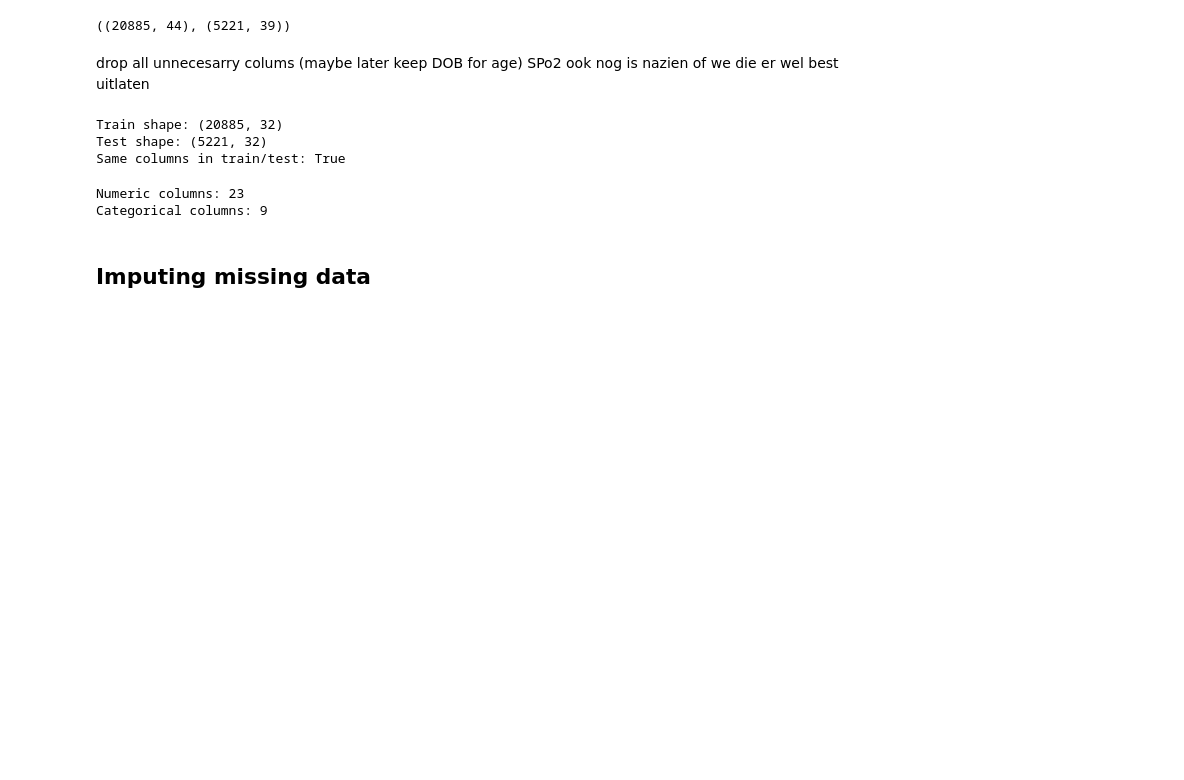
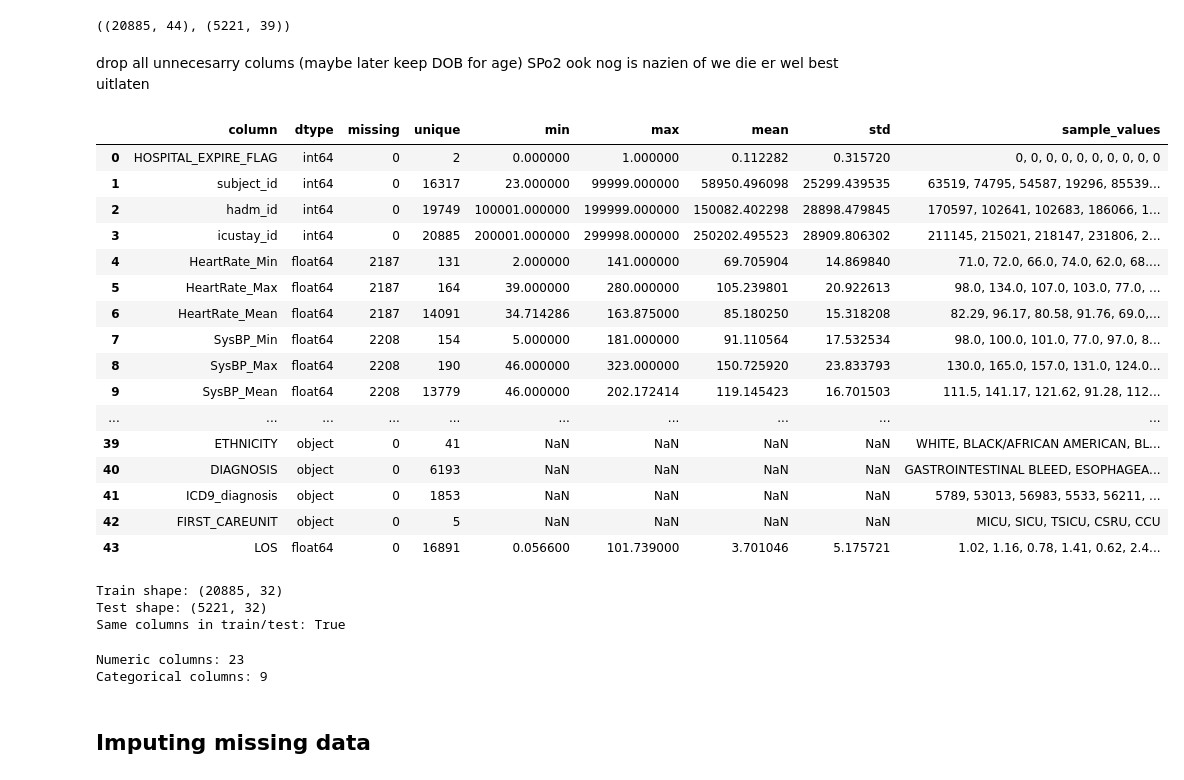
Before and after one commit to Corrie09/Classification-_HEF, a Jupyter notebook: BROL/notebooks/preprocessing.ipynb, the cells around one changed output. Cells and saved outputs as stored; diff of their text form; code cells hidden in the pictures; blank space fills up the shorter version.

```diff
--- a/BROL/notebooks/preprocessing.ipynb
+++ b/BROL/notebooks/preprocessing.ipynb
@@ -3,7 +3,7 @@ from pathlib import Path
 import pandas as pd
 import matplotlib.pyplot as plt
 
-data_path = Path("../data/")   # full path to the HEF folder
+data_path = Path("../../data/")   # full path to the HEF folder
 
 train_df = pd.read_csv(data_path / "mimic_train_HEF.csv", low_memory=False)
 test_df  = pd.read_csv(data_path / "mimic_test_HEF.csv",  low_memory=False)
@@ -14,6 +14,84 @@ train_df.shape, test_df.shape
 # %% [markdown]
 drop all unnecesarry colums (maybe later keep DOB for age)
 SPo2 ook nog is nazien of we die er wel best uitlaten
+# %%
+import pandas as pd
+import numpy as np
+
+
+def summarize_dataframe(df, max_samples=10):
+    summary = []
+
+    for col in df.columns:
+        dtype = df[col].dtype
+        series = df[col]
+
+        n_missing = series.isna().sum()
+        n_unique = series.nunique(dropna=True)
+
+        if np.issubdtype(dtype, np.number):
+            # Numeric summary
+            col_min = series.min()
+            col_max = series.max()
+            col_mean = series.mean()
+            col_std = series.std()
+
+            # Example numeric values (non-missing)
+            examples = series.dropna().sample(
+                min(max_samples, len(series.dropna())),
+                random_state=42
+            ).round(2).astype(str).tolist()
+
+            example_values = ", ".join(examples)
+
+        else:
+            # Categorical summary
+            col_min = col_max = col_mean = col_std = None
+
+            # Get sample categories WITHOUT missing values
+            unique_vals = (
+                series.dropna()
+                .unique()[:max_samples]
+            )  # already excludes NaN
+
+            example_values = ", ".join(map(str, unique_vals))
+
+        summary.append({
+            "column": col,
+            "dtype": str(dtype),
+            "missing": n_missing,
+            "unique": n_unique,
+            "min": col_min,
+            "max": col_max,
+            "mean": col_mean,
+            "std": col_std,
+            "sample_values": example_values
+        })
+
+    return pd.DataFrame(summary)
+
+
+# Run on your cleaned X dataset (after dropping leakage + IDs)
+summary_df = summarize_dataframe(train_df)
+summary_df
+# %% [output]
+|  | column | dtype | missing | unique | min | max | mean | std | sample_values |
+| 0 | HOSPITAL_EXPIRE_FLAG | int64 | 0 | 2 | 0.000000 | 1.000000 | 0.112282 | 0.315720 | 0, 0, 0, 0, 0, 0, 0, 0, 0, 0 |
+| 1 | subject_id | int64 | 0 | 16317 | 23.000000 | 99999.000000 | 58950.496098 | 25299.439535 | 63519, 74795, 54587, 19296, 85539... |
+| 2 | hadm_id | int64 | 0 | 19749 | 100001.000000 | 199999.000000 | 150082.402298 | 28898.479845 | 170597, 102641, 102683, 186066, 1... |
+| 3 | icustay_id | int64 | 0 | 20885 | 200001.000000 | 299998.000000 | 250202.495523 | 28909.806302 | 211145, 215021, 218147, 231806, 2... |
+| 4 | HeartRate_Min | float64 | 2187 | 131 | 2.000000 | 141.000000 | 69.705904 | 14.869840 | 71.0, 72.0, 66.0, 74.0, 62.0, 68.... |
+| 5 | HeartRate_Max | float64 | 2187 | 164 | 39.000000 | 280.000000 | 105.239801 | 20.922613 | 98.0, 134.0, 107.0, 103.0, 77.0, ... |
+| 6 | HeartRate_Mean | float64 | 2187 | 14091 | 34.714286 | 163.875000 | 85.180250 | 15.318208 | 82.29, 96.17, 80.58, 91.76, 69.0,... |
+| 7 | SysBP_Min | float64 | 2208 | 154 | 5.000000 | 181.000000 | 91.110564 | 17.532534 | 98.0, 100.0, 101.0, 77.0, 97.0, 8... |
+| 8 | SysBP_Max | float64 | 2208 | 190 | 46.000000 | 323.000000 | 150.725920 | 23.833793 | 130.0, 165.0, 157.0, 131.0, 124.0... |
+| 9 | SysBP_Mean | float64 | 2208 | 13779 | 46.000000 | 202.172414 | 119.145423 | 16.701503 | 111.5, 141.17, 121.62, 91.28, 112... |
+| ... | ... | ... | ... | ... | ... | ... | ... | ... | ... |
+| 39 | ETHNICITY | object | 0 | 41 | NaN | NaN | NaN | NaN | WHITE, BLACK/AFRICAN AMERICAN, BL... |
+| 40 | DIAGNOSIS | object | 0 | 6193 | NaN | NaN | NaN | NaN | GASTROINTESTINAL BLEED, ESOPHAGEA... |
+| 41 | ICD9_diagnosis | object | 0 | 1853 | NaN | NaN | NaN | NaN | 5789, 53013, 56983, 5533, 56211, ... |
+| 42 | FIRST_CAREUNIT | object | 0 | 5 | NaN | NaN | NaN | NaN | MICU, SICU, TSICU, CSRU, CCU |
+| 43 | LOS | float64 | 0 | 16891 | 0.056600 | 101.739000 | 3.701046 | 5.175721 | 1.02, 1.16, 0.78, 1.41, 0.62, 2.4... |
 # %%
 # --- 1. Columns to drop (from our earlier analysis)
 drop_cols = ['LOS', 'subject_id', 'hadm_id', 'icustay_id', 'ADMITTIME','DISCHTIME', 'DEATHTIME', 'DOD', 'DOB', 'Diff', 'SpO2_Max']
```
Also changed, not shown: 15 other files.
